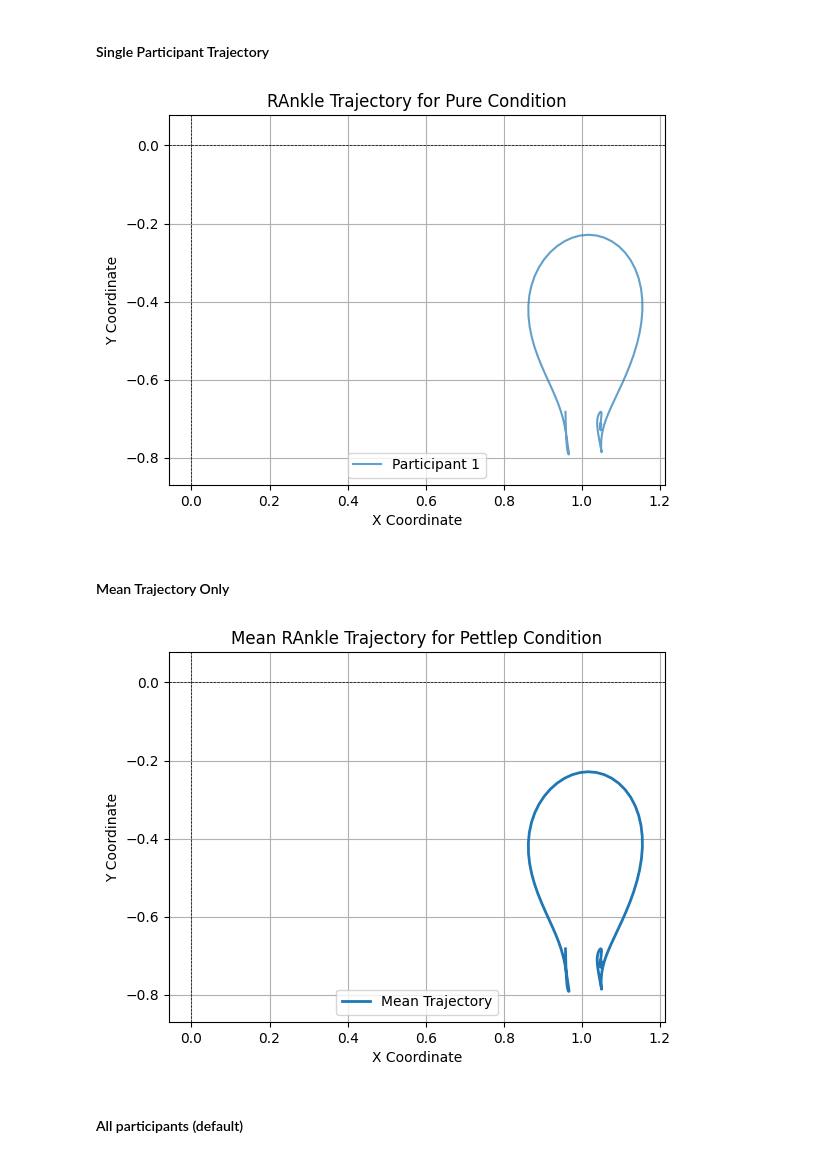
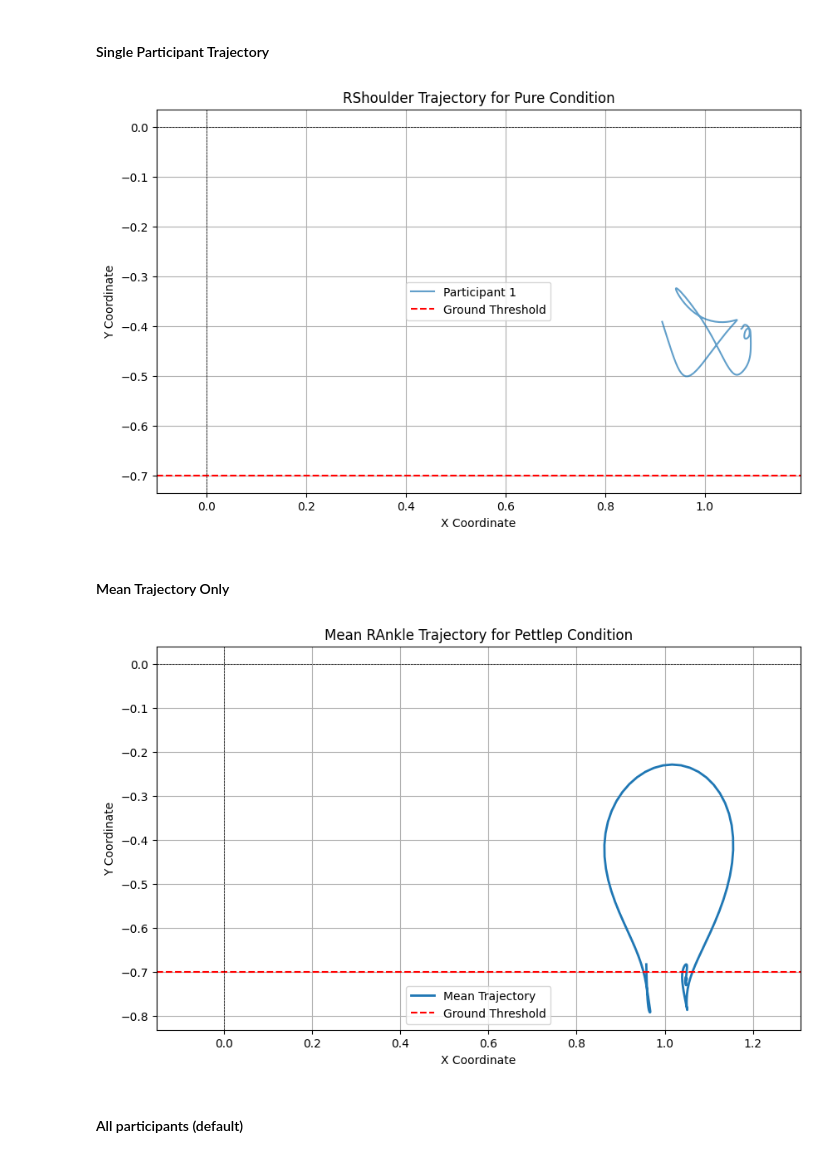
Before and after one commit to Niels-Engedal/GymTracker, a Jupyter notebook: Scripts/analysis_notebook.ipynb, the cells around one changed output. Drawn from its saved outputs; the diff is of its cells as text; code cells hidden in the pictures.

```diff
--- a/Scripts/analysis_notebook.ipynb
+++ b/Scripts/analysis_notebook.ipynb
@@ -347,9 +352,7 @@ Index(['Frame#', 'time', 'Hip_X', 'Hip_Y', 'RHip_X', 'RHip_Y', 'RKnee_X',
        'left_thigh', 'pelvis', 'trunk', 'shoulders', 'head', 'right_arm'],
       dtype='object')
 # %%
-
 import matplotlib.pyplot as plt
-import pandas as pd
 
 def plot_joint_trajectory(
     df,
@@ -360,9 +363,11 @@ def plot_joint_trajectory(
     title="2D Joint Trajectory",
     x_label="X Coordinate",
     y_label="Y Coordinate",
+    ground_y_threshold=None,
 ):
     """
     Plots the 2D trajectory of a given joint for specified participants or their mean.
+    Optionally adds a horizontal line for ground threshold visualization.
 
     Parameters:
     df (pd.DataFrame): DataFrame containing the trajectory data.
@@ -373,6 +378,7 @@ def plot_joint_trajectory(
     title (str, optional): Title of the plot.
     x_label (str, optional): Label for the x-axis.
     y_label (str, optional): Label for the y-axis.
+    ground_y_threshold (float, optional): Y-value threshold for ground visualization. Defaults to None.
 
     Returns:
     None: Displays the plot.
@@ -389,6 +395,12 @@ def plot_joint_trajectory(
     x_col = f"{joint_name}_X"
     y_col = f"{joint_name}_Y"
 
+    # Ensure required columns exist
+    if x_col not in df.columns or y_col not in df.columns:
+        raise ValueError(f"Columns {x_col} and {y_col} not found in the dataframe.")
+
+    plt.figure(figsize=(10, 6))
+
     if mean_only:
         # Plot mean trajectory
         mean_df = df.groupby("time")[[x_col, y_col]].mean()
@@ -398,12 +410,16 @@ def plot_joint_trajectory(
         for participant, group in df.groupby("participant_id"):
             plt.plot(group[x_col], group[y_col], label=f"Participant {participant}", alpha=0.7)
 
+    # Add ground threshold line if provided
+    if ground_y_threshold is not None:
+        plt.axhline(ground_y_threshold, color="red", linestyle="--", label="Ground Threshold")
+
     # Plot formatting
     plt.title(title)
     plt.xlabel(x_label)
     plt.ylabel(y_label)
-    plt.axhline(0, color='black', linestyle='--', linewidth=0.5)
-    plt.axvline(0, color='black', linestyle='--', linewidth=0.5)
+    plt.axhline(0, color="black", linestyle="--", linewidth=0.5)
+    plt.axvline(0, color="black", linestyle="--", linewidth=0.5)
     plt.legend()
     plt.grid(True)
     plt.axis("equal")
@@ -411,17 +429,19 @@ def plot_joint_trajectory(
 # %% [markdown]
 #### Single Participant Trajectory
 # %%
-joint_to_plot = "RAnkle"
+joint_to_plot = "RShoulder"
+ground_y_threshold = -0.7
 
 plot_joint_trajectory(
     df=merged_df,
     joint_name=joint_to_plot,
     participants=["1", "2"],  # Replace with actual participant IDs
     condition="pettlep",
     title=f"{joint_to_plot} Trajectory for Pure Condition",
+    ground_y_threshold=ground_y_threshold,
 )
 # %% [output]
-[figure, old version]
+[figure, new version]
 # %% [markdown]
 #### Mean Trajectory Only
 # %%
@@ -431,9 +451,10 @@ plot_joint_trajectory(
     mean_only=True,
     condition="pettlep",
     title=f"Mean {joint_to_plot} Trajectory for Pettlep Condition",
+    ground_y_threshold=ground_y_threshold,
 )
 # %% [output]
-[figure, old version]
+[figure, new version]
 # %% [markdown]
 #### All participants (default)
 # %%
```
Also changed, not shown: parts of 14 cells of this notebook, 1 other file.
